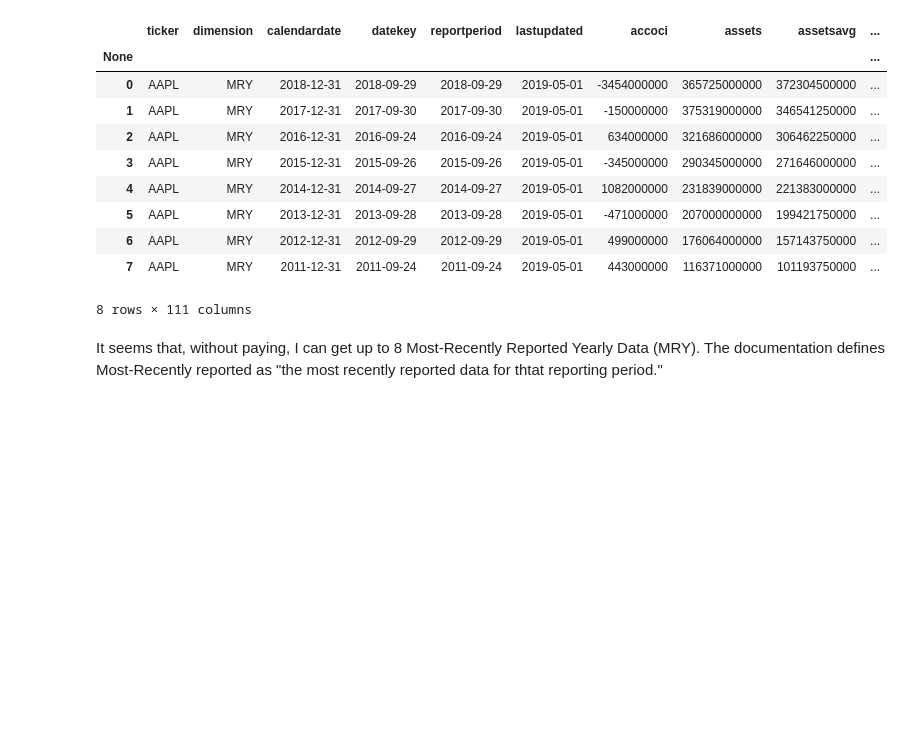
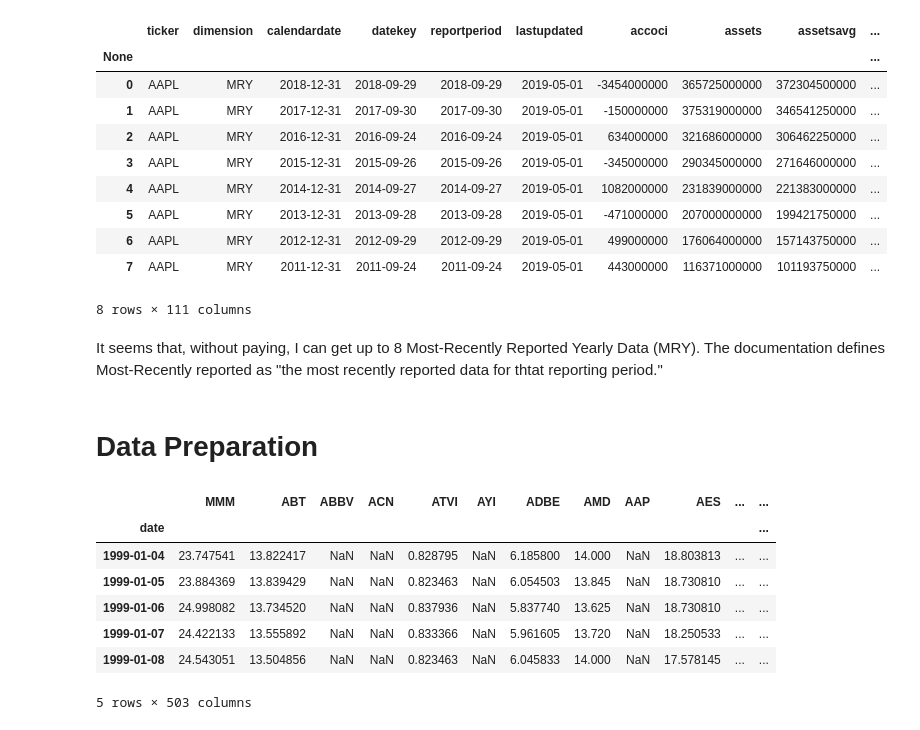
Before and after one commit to AbinavKumar/MLStockPortfolio, a Jupyter notebook: Data/Data Wrangling.ipynb, the cells around one changed output. Cells and saved outputs as stored; diff of their text form; code cells hidden in the pictures; blank space fills up the shorter version.

```diff
--- a/Data/Data Wrangling.ipynb
+++ b/Data/Data Wrangling.ipynb
@@ -116,3 +116,19 @@ for ticker in sptickers:
     time.sleep(.1)
 # %%
 indicators.to_csv(r"/Users/abikumar/Desktop/Capstone1/SP500indicators.csv")
+# %% [markdown]
+# Data Preparation
+# %%
+sp500 = pd.read_csv("SP500.csv")
+sp500 = sp500.set_index(sp500.columns[0])
+data.index.rename("date", inplace=True)
+data.head()
+# %% [output]
+|  | MMM | ABT | ABBV | ACN | ATVI | AYI | ADBE | AMD | AAP | AES | ... | ... |
+| date |  |  |  |  |  |  |  |  |  |  |  | ... |
+| 1999-01-04 | 23.747541 | 13.822417 | NaN | NaN | 0.828795 | NaN | 6.185800 | 14.000 | NaN | 18.803813 | ... | ... |
+| 1999-01-05 | 23.884369 | 13.839429 | NaN | NaN | 0.823463 | NaN | 6.054503 | 13.845 | NaN | 18.730810 | ... | ... |
+| 1999-01-06 | 24.998082 | 13.734520 | NaN | NaN | 0.837936 | NaN | 5.837740 | 13.625 | NaN | 18.730810 | ... | ... |
+| 1999-01-07 | 24.422133 | 13.555892 | NaN | NaN | 0.833366 | NaN | 5.961605 | 13.720 | NaN | 18.250533 | ... | ... |
+| 1999-01-08 | 24.543051 | 13.504856 | NaN | NaN | 0.823463 | NaN | 6.045833 | 14.000 | NaN | 17.578145 | ... | ... |
+5 rows × 503 columns
```
Also changed, not shown: parts of 10 cells of this notebook, 1 other file.
